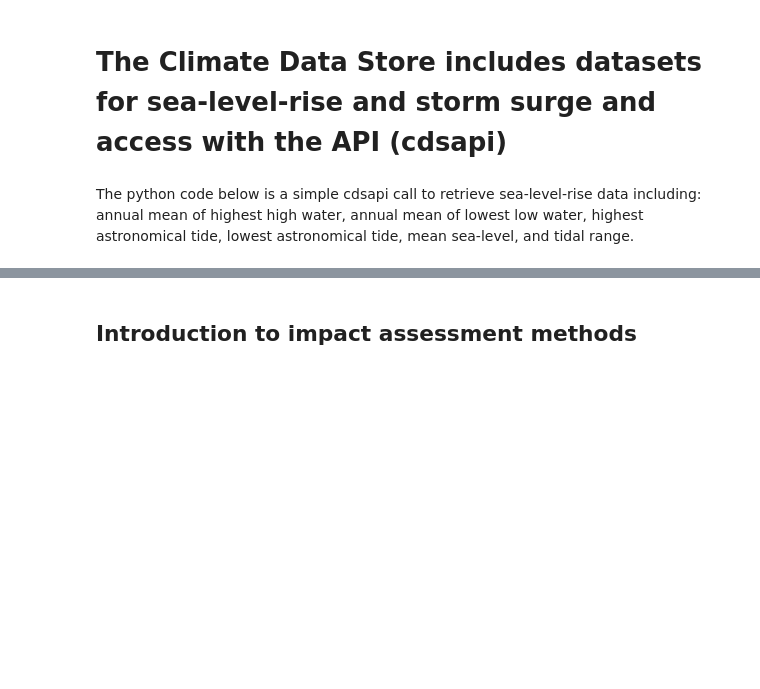
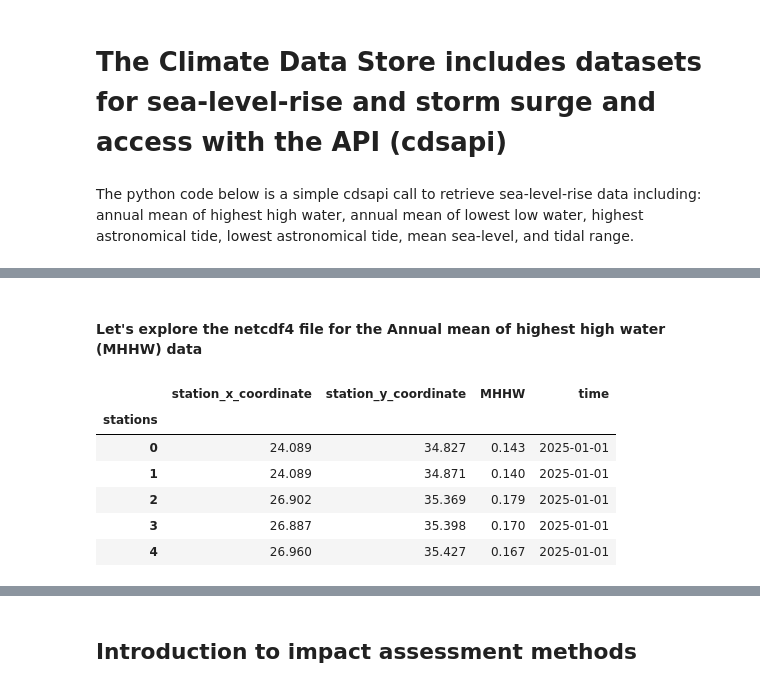
Before and after one commit to PHI-Case-Studies/2024-Climate-Heat-Stress, a Jupyter notebook: NB03-Impact-Assessment.ipynb, the cells around one changed output, grey strips where cells are left out. Cells and saved outputs as stored; diff of their text form; code cells hidden in the pictures; blank space fills up the shorter version.

```diff
--- a/NB03-Impact-Assessment.ipynb
+++ b/NB03-Impact-Assessment.ipynb
@@ -161,0 +323,25 @@ client.retrieve(dataset, request).download()
+# %% [markdown]
+#### Let's explore the netcdf4 file for the Annual mean of highest high water (MHHW) data
+# %%
+# Import libraries needed to work with netcdf files and plotting.
+import xarray as xr
+import matplotlib.pyplot as plt
+import folium
+
+# Load the NETCDF file
+file_path = "future_tide_actual-value_2025_MHHW_v1.nc"
+data = xr.open_dataset(file_path)
+
+# Inspect the dataset structure
+data
+
+# Display some sample data
+data.isel(time=0).to_dataframe().head()
+# %% [output]
+|  | station_x_coordinate | station_y_coordinate | MHHW | time |
+| stations |  |  |  |  |
+| 0 | 24.089 | 34.827 | 0.143 | 2025-01-01 |
+| 1 | 24.089 | 34.871 | 0.140 | 2025-01-01 |
+| 2 | 26.902 | 35.369 | 0.179 | 2025-01-01 |
+| 3 | 26.887 | 35.398 | 0.170 | 2025-01-01 |
+| 4 | 26.960 | 35.427 | 0.167 | 2025-01-01 |
```
Also changed, not shown: parts of 25 cells of this notebook.
